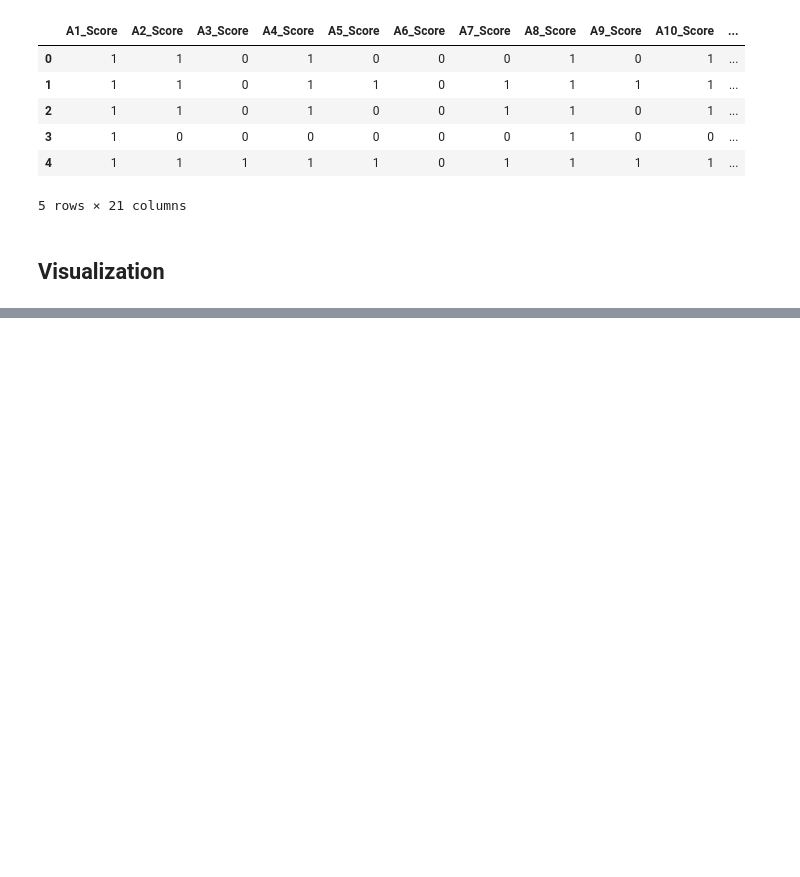
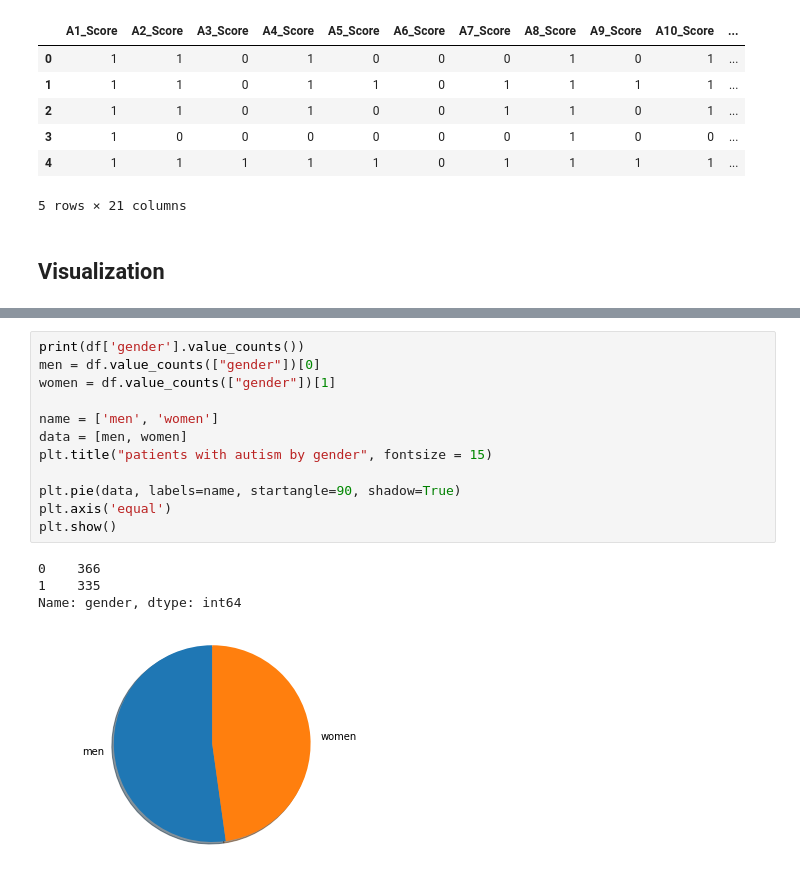
Before and after one commit to Azymir/Autism-Adult-Dataset-UCI-EDA_Classification, a Jupyter notebook: Autism-Adult-Dataset-UCI_Notebook.ipynb, the cells around one changed output, grey strips where cells are left out. Cells and saved outputs as stored; diff of their text form; blank space fills up the shorter version.

```diff
--- a/Autism-Adult-Dataset-UCI_Notebook.ipynb
+++ b/Autism-Adult-Dataset-UCI_Notebook.ipynb
@@ -316,0 +333,17 @@ df.head()
+# %%
+print(df['gender'].value_counts())
+men = df.value_counts(["gender"])[0]
+women = df.value_counts(["gender"])[1]
+
+name = ['men', 'women']
+data = [men, women]
+plt.title("patients with autism by gender", fontsize = 15)
+
+plt.pie(data, labels=name, startangle=90, shadow=True)
+plt.axis('equal')
+plt.show()
+# %% [output]
+0    366
+1    335
+Name: gender, dtype: int64
+[figure, added]
```
Also changed, not shown: parts of 11 cells of this notebook.
